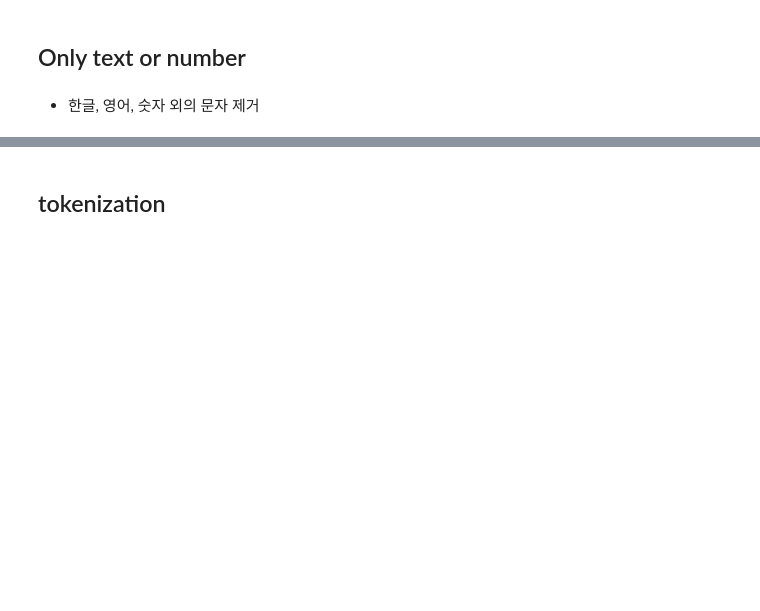
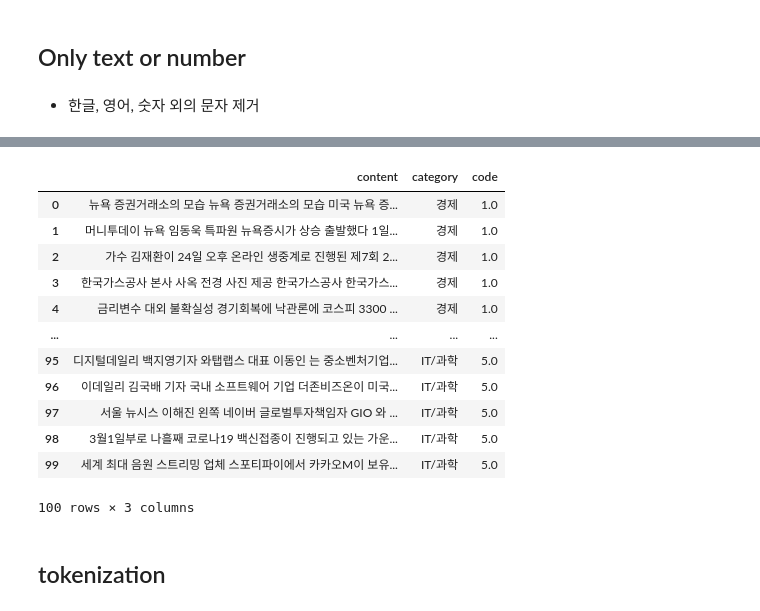
Before and after one commit to MarigoldJ/ygl2, a Jupyter notebook: mycode/nlp/study_20210615.ipynb, the cells around one changed output, grey strips where cells are left out. Cells and saved outputs as stored; diff of their text form; code cells hidden in the pictures; blank space fills up the shorter version.

```diff
--- a/mycode/nlp/study_20210615.ipynb
+++ b/mycode/nlp/study_20210615.ipynb
@@ -212,2 +210,19 @@ Name: content, Length: 100, dtype: object
+# %%
+df = only_text_num(df)
+df
+# %% [output]
+|  | content | category | code |
+| 0 | 뉴욕 증권거래소의 모습 뉴욕 증권거래소의 모습 미국 뉴욕 증... | 경제 | 1.0 |
+| 1 | 머니투데이 뉴욕 임동욱 특파원 뉴욕증시가 상승 출발했다 1일... | 경제 | 1.0 |
+| 2 | 가수 김재환이 24일 오후 온라인 생중계로 진행된 제7회 2... | 경제 | 1.0 |
+| 3 | 한국가스공사 본사 사옥 전경 사진 제공 한국가스공사 한국가스... | 경제 | 1.0 |
+| 4 | 금리변수 대외 불확실성 경기회복에 낙관론에 코스피 3300 ... | 경제 | 1.0 |
+| ... | ... | ... | ... |
+| 95 | 디지털데일리 백지영기자 와탭랩스 대표 이동인 는 중소벤처기업... | IT/과학 | 5.0 |
+| 96 | 이데일리 김국배 기자 국내 소프트웨어 기업 더존비즈온이 미국... | IT/과학 | 5.0 |
+| 97 | 서울 뉴시스 이해진 왼쪽 네이버 글로벌투자책임자 GIO 와 ... | IT/과학 | 5.0 |
+| 98 | 3월1일부로 나흘째 코로나19 백신접종이 진행되고 있는 가운... | IT/과학 | 5.0 |
+| 99 | 세계 최대 음원 스트리밍 업체 스포티파이에서 카카오M이 보유... | IT/과학 | 5.0 |
+100 rows × 3 columns
 # %% [markdown]
 ## tokenization
```
Also changed, not shown: parts of 61 cells of this notebook.
